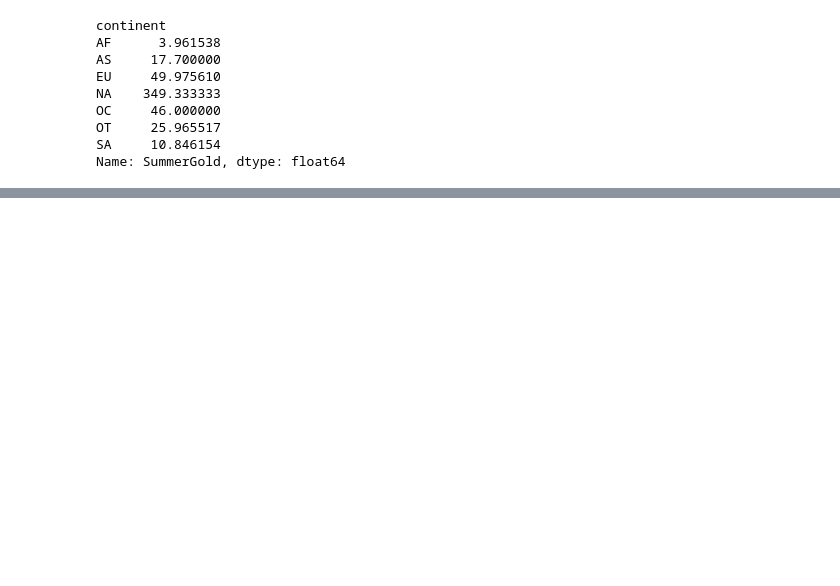
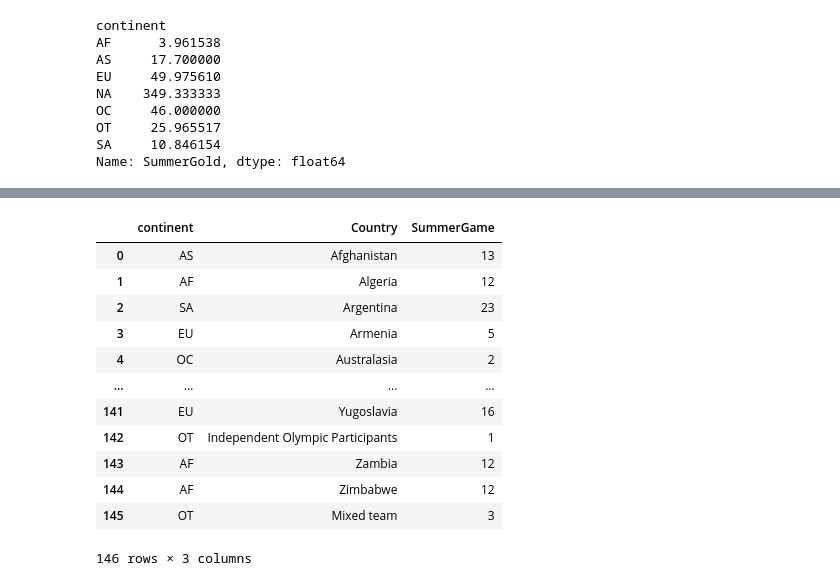
Before and after one commit to PNYWT/Python-For-Data-Science, a Jupyter notebook: Data Science with Big data/Homework/Homework Week 6.ipynb, the cells around one changed output, grey strips where cells are left out. Cells and saved outputs as stored; diff of their text form; code cells hidden in the pictures; blank space fills up the shorter version.

```diff
--- a/Data Science with Big data/Homework/Homework Week 6 ทำ 1-12 ก่อน และข้อ 15 เป็นต้นไป.ipynb
+++ b/Data Science with Big data/Homework/Homework Week 6.ipynb
@@ -435,0 +450,17 @@ Name: SummerGold, dtype: float64
+# %%
+df_JoinOly = df_Coin.loc[:,["continent","Country","SummerGame"]]
+df_JoinOly
+# %% [output]
+|  | continent | Country | SummerGame |
+| 0 | AS | Afghanistan | 13 |
+| 1 | AF | Algeria | 12 |
+| 2 | SA | Argentina | 23 |
+| 3 | EU | Armenia | 5 |
+| 4 | OC | Australasia | 2 |
+| ... | ... | ... | ... |
+| 141 | EU | Yugoslavia | 16 |
+| 142 | OT | Independent Olympic Participants | 1 |
+| 143 | AF | Zambia | 12 |
+| 144 | AF | Zimbabwe | 12 |
+| 145 | OT | Mixed team | 3 |
+146 rows × 3 columns
```
Also changed, not shown: parts of 9 cells of this notebook, 6 other files.
